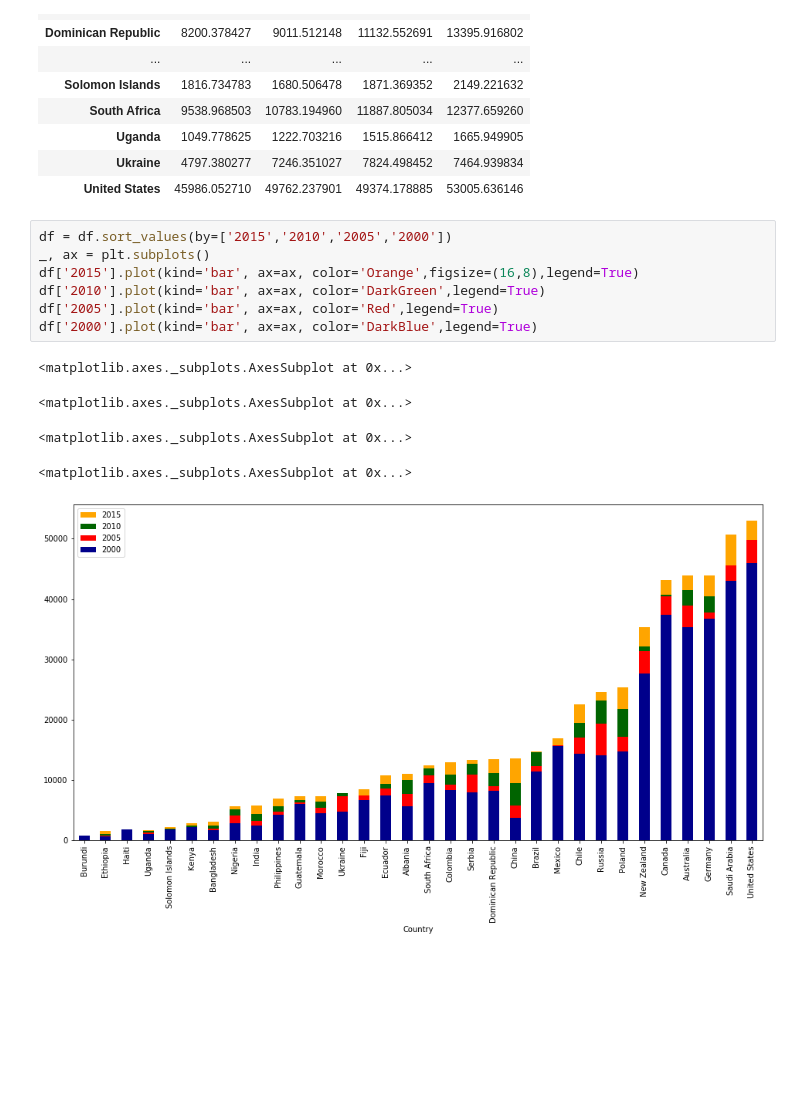
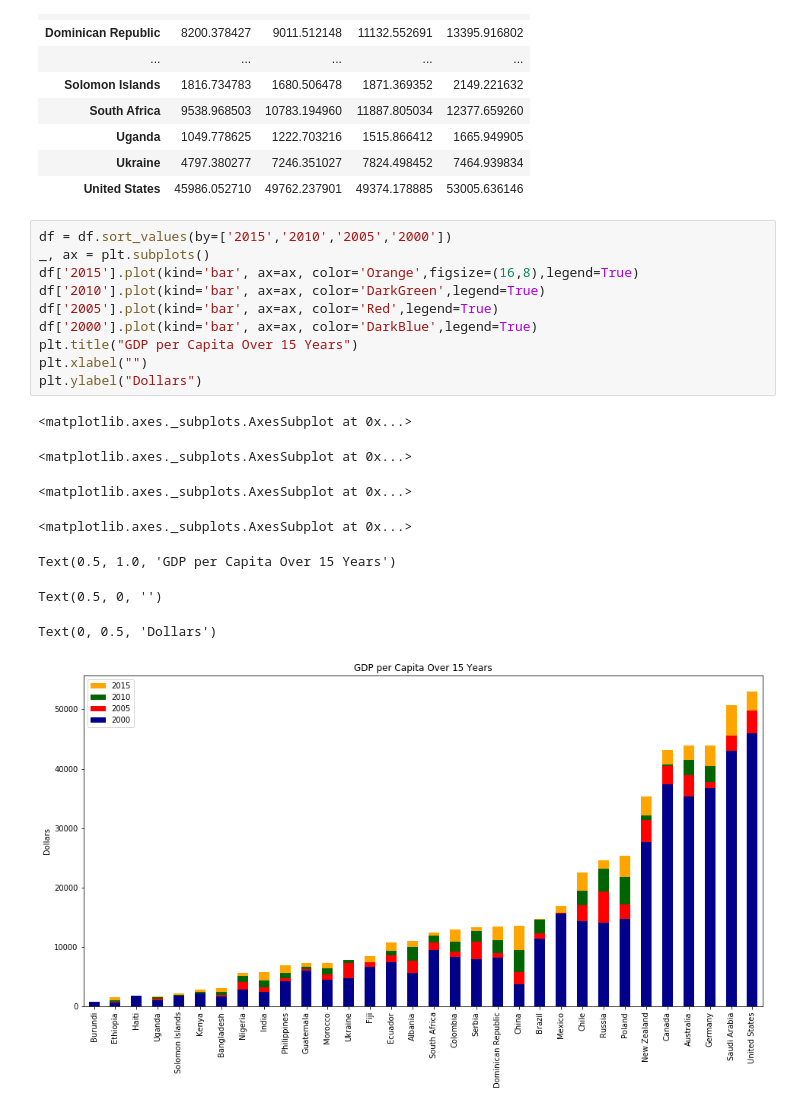
Before and after one commit to nairbdev2/Child_Mortality_Analysis_2000_2015, a Jupyter notebook: pnyb_files/CS418_ds_finalproject_GDP_Plot.ipynb, the cells around one changed output. Cells and saved outputs as stored; diff of their text form; blank space fills up the shorter version.

Commit message:
Added GDP plot labels

```diff
--- a/pnyb_files/CS418_ds_finalproject_GDP_Plot.ipynb
+++ b/pnyb_files/CS418_ds_finalproject_GDP_Plot.ipynb
@@ -53,13 +53,19 @@ df
 # %%
 df = df.sort_values(by=['2015','2010','2005','2000'])
 _, ax = plt.subplots()
 df['2015'].plot(kind='bar', ax=ax, color='Orange',figsize=(16,8),legend=True)
 df['2010'].plot(kind='bar', ax=ax, color='DarkGreen',legend=True)
 df['2005'].plot(kind='bar', ax=ax, color='Red',legend=True)
 df['2000'].plot(kind='bar', ax=ax, color='DarkBlue',legend=True)
+plt.title("GDP per Capita Over 15 Years")
+plt.xlabel("")
+plt.ylabel("Dollars")
 # %% [output]
 <matplotlib.axes._subplots.AxesSubplot at 0x...>
 <matplotlib.axes._subplots.AxesSubplot at 0x...>
 <matplotlib.axes._subplots.AxesSubplot at 0x...>
 <matplotlib.axes._subplots.AxesSubplot at 0x...>
+Text(0.5, 1.0, 'GDP per Capita Over 15 Years')
+Text(0.5, 0, '')
+Text(0, 0.5, 'Dollars')
-[figure, old version]
+[figure, new version]
```
